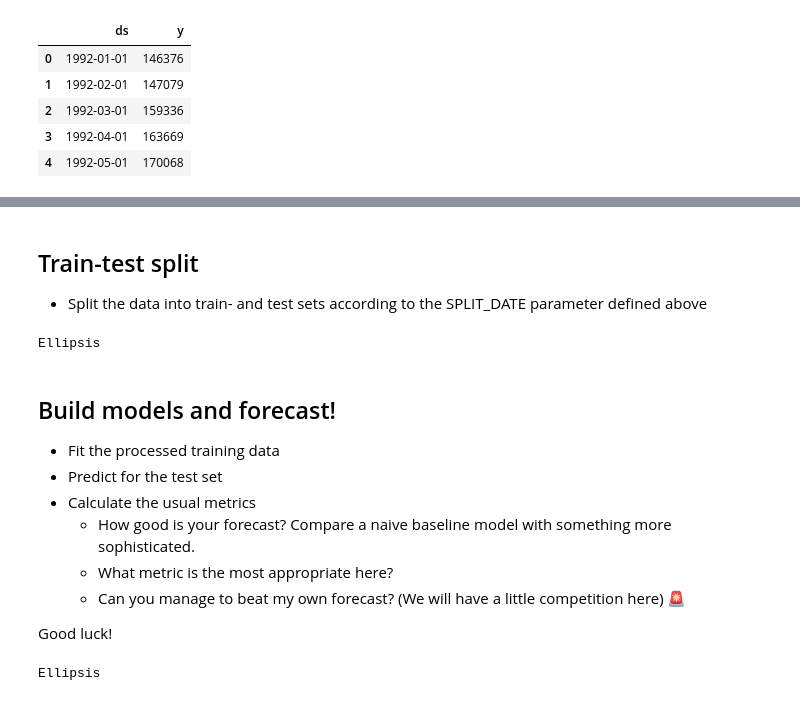
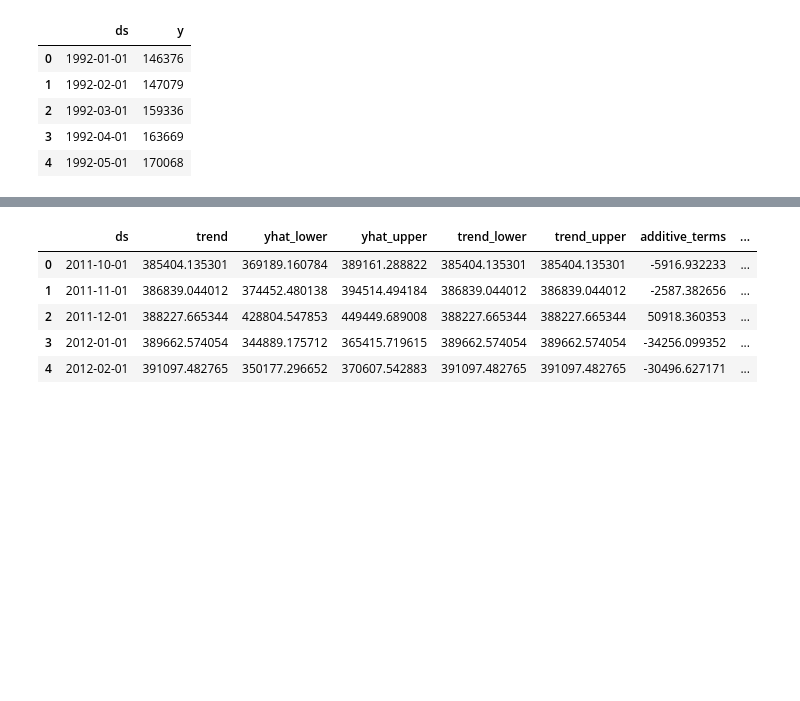
Before and after one commit to WeinbergMalte/timeseries-forecasting-workshop, a Jupyter notebook: notebooks/06-untitled.ipynb, the cells around one changed output, grey strips where cells are left out. Drawn from its saved outputs; the diff is of its cells as text; code cells hidden in the pictures; blank space fills up the shorter version.

```diff
--- a/notebooks/06-untitled.ipynb
+++ b/notebooks/06-untitled.ipynb
@@ -258,21 +217,11 @@ Ellipsis
-# %% [markdown]
-## Train-test split
-- Split the data into train- and test sets according to the SPLIT_DATE parameter defined above
-# %%
-...
-# %% [output]
-Ellipsis
-# %% [markdown]
-## Build models and forecast!
-- Fit the processed training data
-- Predict for the test set
-- Calculate the usual metrics
-  - How good is your forecast? Compare a naive baseline model with something more sophisticated.
-  - What metric is the most appropriate here?
-  - Can you manage to beat my own forecast? (We will have a little competition here) &#x1F6A8;
-
-Good luck!
-# %%
-...
-# %% [output]
-Ellipsis
+# %%
+in_sample = m.predict(df_train[["ds"]])
+forecast = m.predict(df_test[["ds"]])
+forecast.head()
+# %% [output]
+|  | ds | trend | yhat_lower | yhat_upper | trend_lower | trend_upper | additive_terms | ... |
+| 0 | 2011-10-01 | 385404.135301 | 369189.160784 | 389161.288822 | 385404.135301 | 385404.135301 | -5916.932233 | ... |
+| 1 | 2011-11-01 | 386839.044012 | 374452.480138 | 394514.494184 | 386839.044012 | 386839.044012 | -2587.382656 | ... |
+| 2 | 2011-12-01 | 388227.665344 | 428804.547853 | 449449.689008 | 388227.665344 | 388227.665344 | 50918.360353 | ... |
+| 3 | 2012-01-01 | 389662.574054 | 344889.175712 | 365415.719615 | 389662.574054 | 389662.574054 | -34256.099352 | ... |
+| 4 | 2012-02-01 | 391097.482765 | 350177.296652 | 370607.542883 | 391097.482765 | 391097.482765 | -30496.627171 | ... |
```
Also changed, not shown: parts of 16 cells of this notebook.
